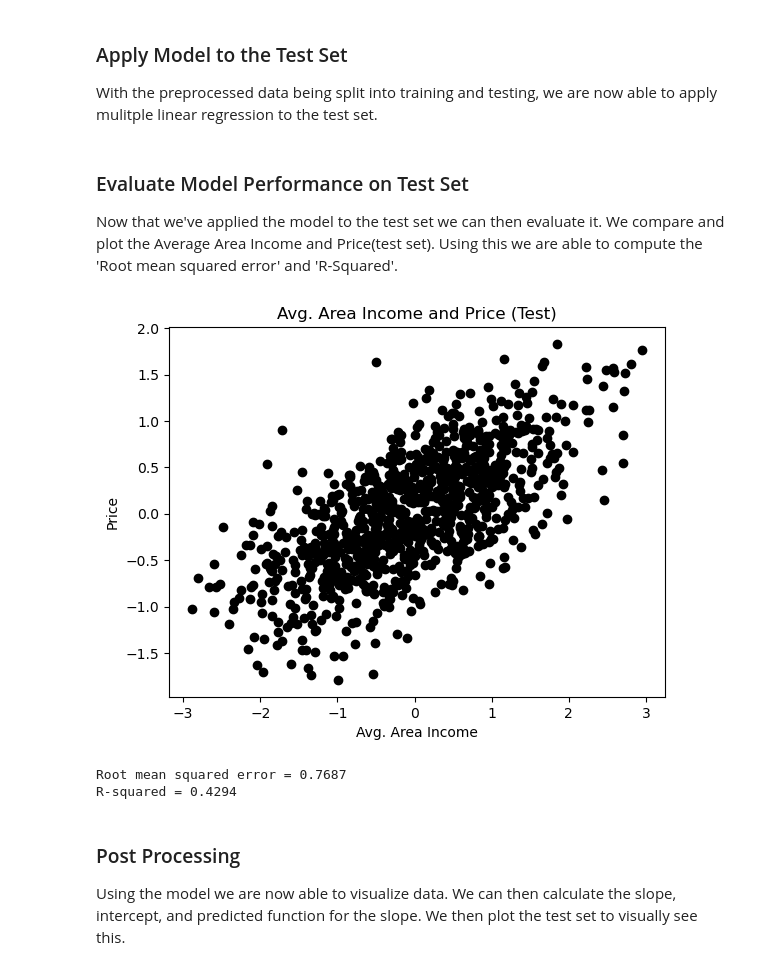
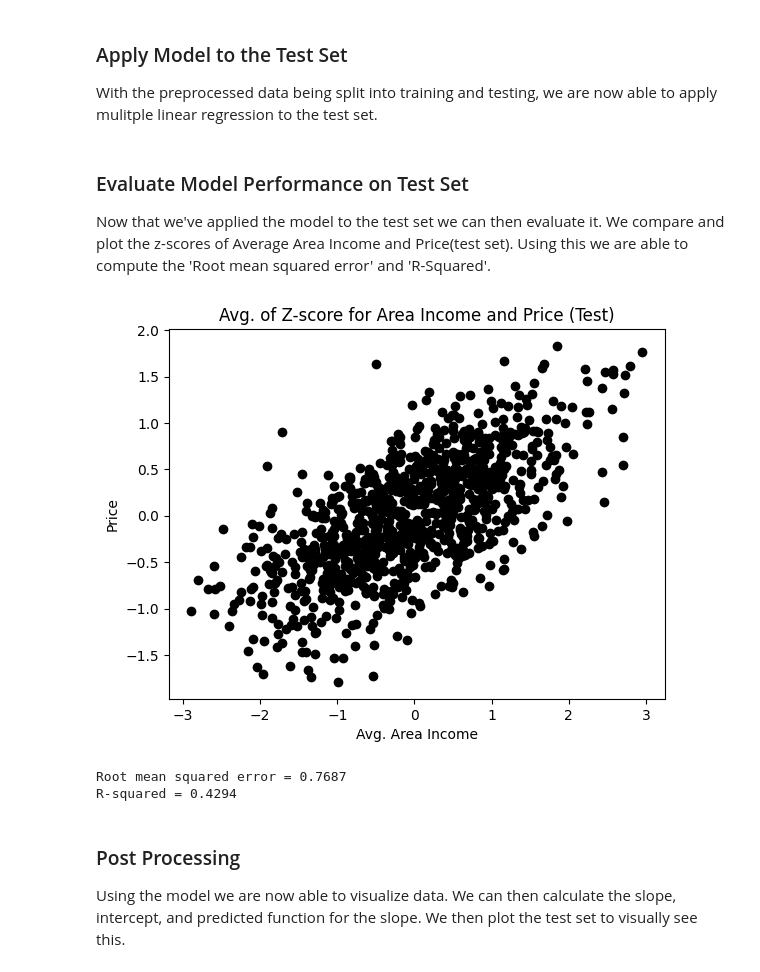
Before and after one commit to itspennyh/linear_regression_project, a Jupyter notebook: regression/simple_multi_regression.ipynb, the cells around one changed output. Saved outputs shown, nothing was run; the diff lists cells and outputs as text; code cells hidden in the pictures.

```diff
--- a/regression/simple_multi_regression.ipynb
+++ b/regression/simple_multi_regression.ipynb
@@ -262,19 +266,19 @@ With the preprocessed data being split into training and testing, we are now abl
 y_pred_test = regr.predict(X_test)
 # %% [markdown]
 ### Evaluate Model Performance on Test Set
-Now that we've applied the model to the test set we can then evaluate it. We compare and plot the Average Area Income and Price(test set). Using this we are able to compute the 'Root mean squared error' and 'R-Squared'.
+Now that we've applied the model to the test set we can then evaluate it. We compare and plot the z-scores of Average Area Income and Price(test set). Using this we are able to compute the 'Root mean squared error' and 'R-Squared'.
 # %%
 plt.scatter(y_test, y_pred_test, color='black')
-plt.title('Avg. Area Income and Price (Test)')
+plt.title('Avg. of Z-score for Area Income and Price (Test)')
 plt.xlabel('Avg. Area Income')
 plt.ylabel('Price')
 plt.show()
 
 
 print("Root mean squared error = %.4f" % np.sqrt(mean_squared_error(y_test, y_pred_test)))
 print('R-squared = %.4f' % r2_score(y_test, y_pred_test))
 # %% [output]
-[figure, old version]
+[figure, new version]
 Root mean squared error = 0.7687
 R-squared = 0.4294
 # %% [markdown]
```
Also changed, not shown: parts of 14 cells of this notebook, 1 other file.
